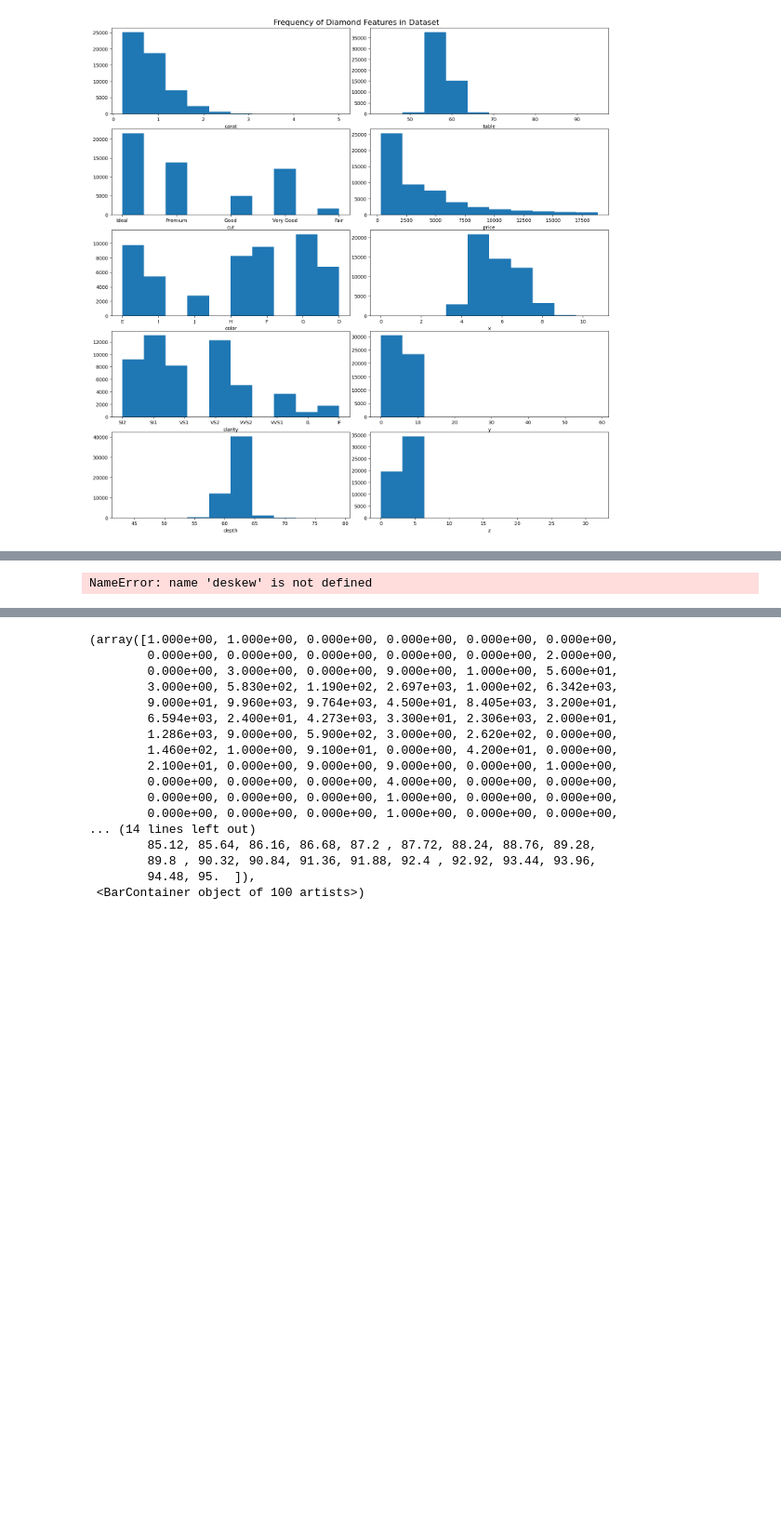
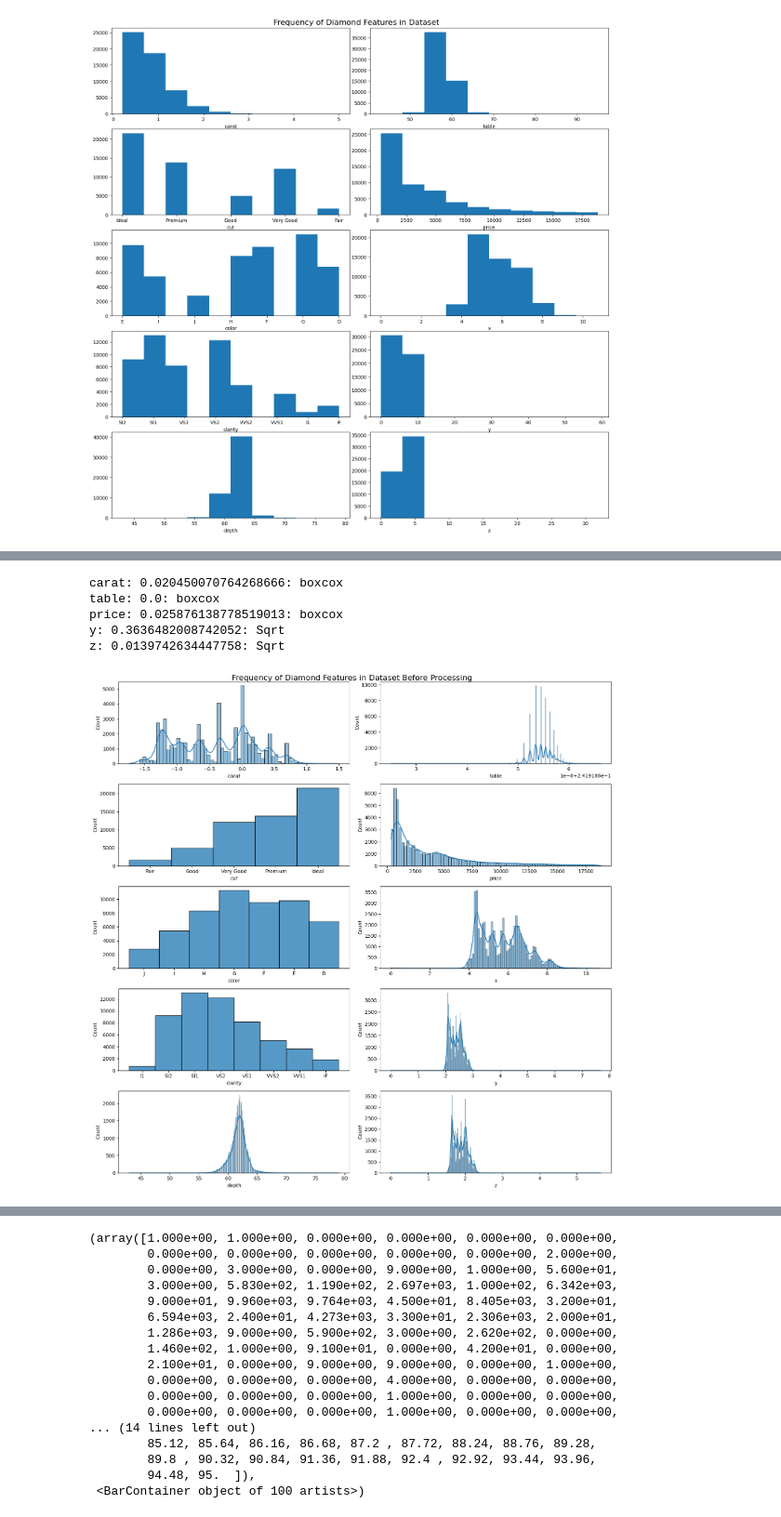
Before and after one commit to thewrigman/Diamond-characteristics-ece219, a Jupyter notebook: src/dataset.ipynb, the cells around one changed output, grey strips where cells are left out. Shown at 93% size. Saved outputs shown, nothing was run; the diff lists cells and outputs as text; code cells hidden in the pictures; blank space fills up the shorter version.

```diff
--- a/src/dataset.ipynb
+++ b/src/dataset.ipynb
@@ -106,22 +102,26 @@ fig.tight_layout()
 # %%
-df = loadData()
 df = deSkew(df)
 numRows = len(df.columns)//2
 fig, axs = plt.subplots(numRows, 2)
 fig.set_figheight(15)
 fig.set_figwidth(15)
 fig.suptitle("Frequency of Diamond Features in Dataset Before Processing",fontsize=16)
 i=0
 j=0
 for x in df.columns:
     if i == numRows:
         j=1
 
     sns.histplot(data= df[x], ax=axs[i-numRows*j,j], \
                  kde= not pd.api.types.is_categorical_dtype(df[x]), \
                     )
     axs[i-numRows*j,j].set_xlabel(x)
     i+=1
 fig.tight_layout()
 # %% [output]
-NameError: name 'deskew' is not defined
+carat: 0.020450070764268666: boxcox
+table: 0.0: boxcox
+price: 0.025876138778519013: boxcox
+y: 0.3636482008742052: Sqrt
+z: 0.0139742634447758: Sqrt
+[figure, added]
```
Also changed, not shown: parts of 10 cells of this notebook, 10 other files.
